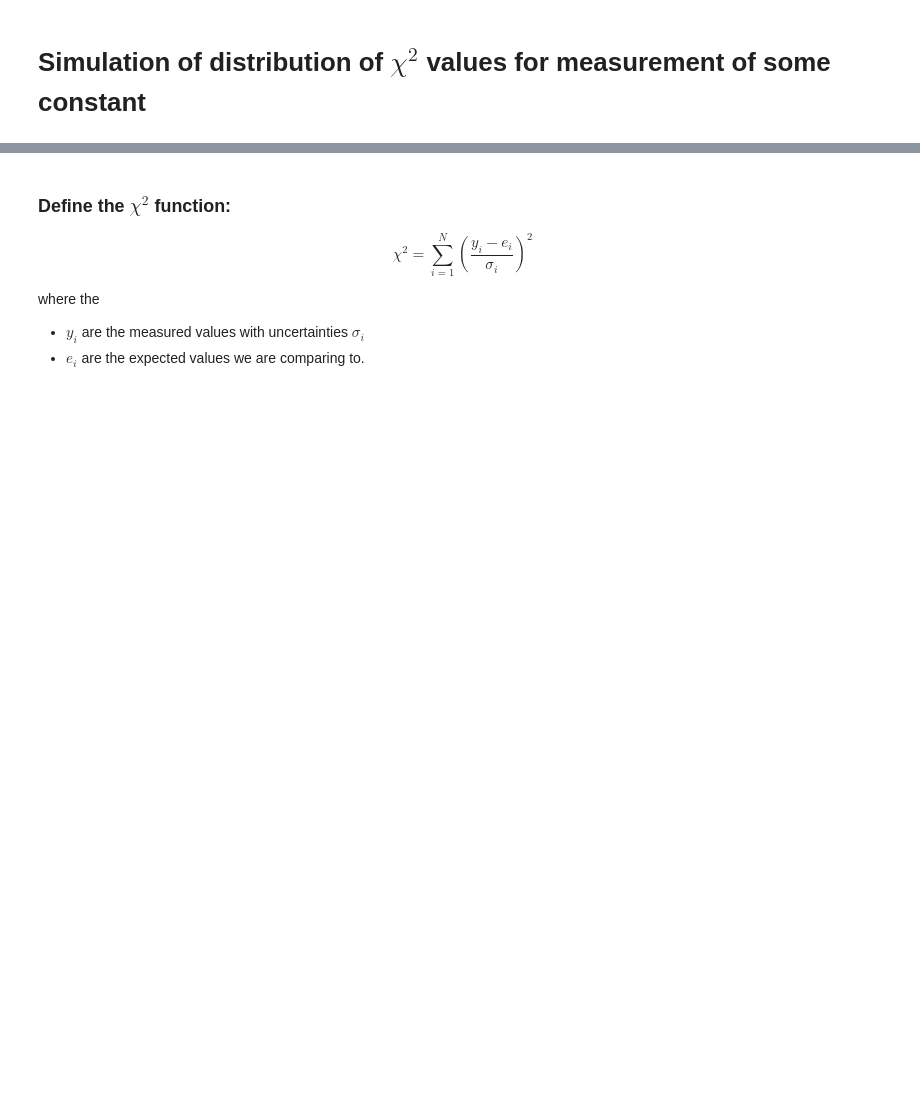
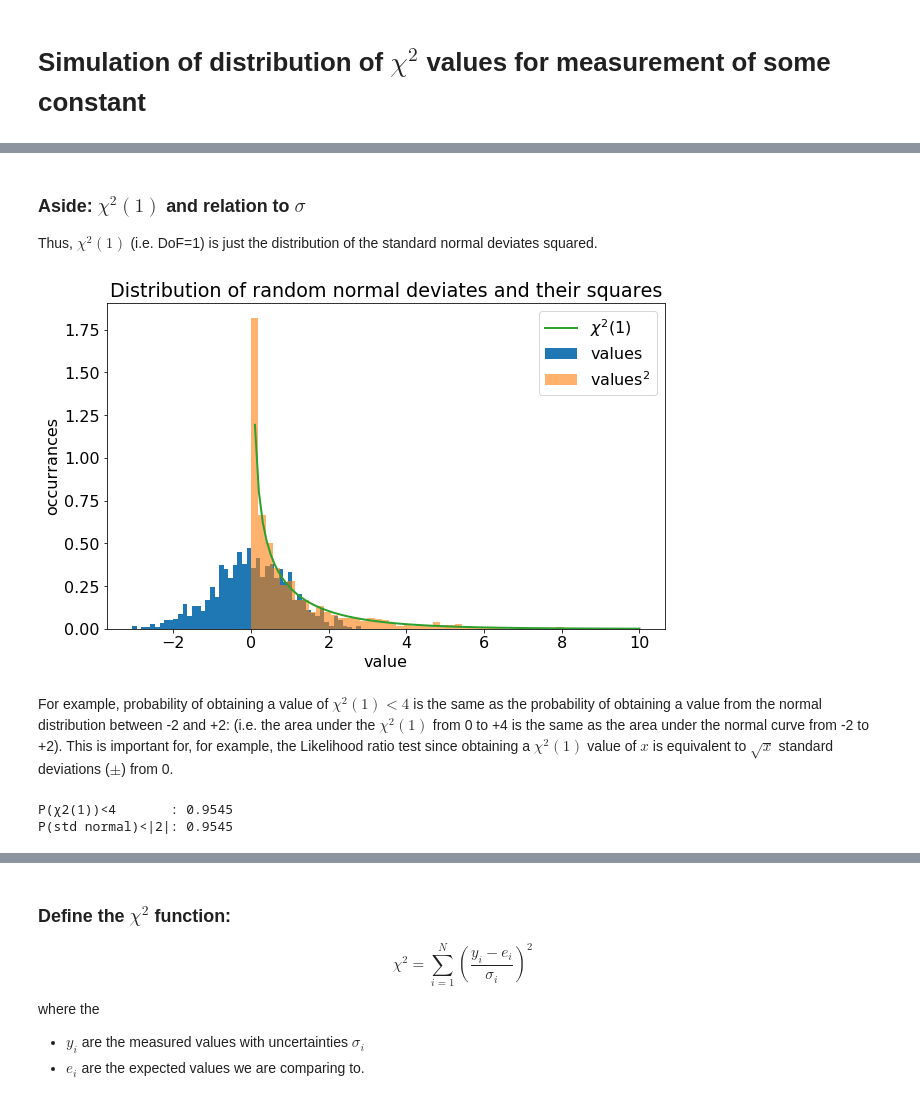
Before and after one commit to JohnQuinn1/UCD_Physics_Labs_Python, a Jupyter notebook: chisquared.ipynb, the cells around one changed output, grey strips where cells are left out. Cells and saved outputs as stored; diff of their text form; code cells hidden in the pictures; blank space fills up the shorter version.

Commit message:
Added definition of chi squared at start
Also added note about equivalence of chi squared for 1 dof and sigma.

```diff
--- a/chisquared.ipynb
+++ b/chisquared.ipynb
@@ -11,0 +31,24 @@ from numpy.random import poisson, randn
+# %% [markdown]
+### Aside: $\chi^2(1)$ and relation to $\sigma$
+
+Thus, $\chi^2(1)$ (i.e. DoF=1) is just the distribution of the standard normal deviates squared.
+# %%
+d=randn(1000)
+plt.hist(d,50, density=True, label="values")
+plt.hist(d**2,50, density=True,alpha=0.6,label=r"values$^2$")
+x=np.linspace(0,10,100)
+plt.plot(x,chi2.pdf(x,1), linewidth=2,label=r"$\chi^2 (1) $")
+plt.legend()
+plt.title('Distribution of random normal deviates and their squares');
+plt.xlabel('value');
+plt.ylabel('occurrances');
+# %% [output]
+[figure, added]
+# %% [markdown]
+For example, probability of obtaining a value of $\chi^2(1)<4$ is the same as the probability of obtaining a value from the normal distribution between -2 and +2: (i.e. the area under the $\chi^2(1)$  from 0 to +4 is the same as the area under the normal curve from -2 to +2). This is important for, for example, the Likelihood ratio test since obtaining a $\chi^2(1)$ value of $x$ is equivalent to $\sqrt{x}$ standard deviations ($\pm$) from 0.
+# %%
+print(f"P(χ2(1))<4       : {chi2.cdf(4,1):.4f}")
+print(f"P(std normal)<|2|: {norm.cdf(2)-norm.cdf(-2):.4f}")
+# %% [output]
+P(χ2(1))<4       : 0.9545
+P(std normal)<|2|: 0.9545
```
Also changed, not shown: parts of 16 cells of this notebook.
